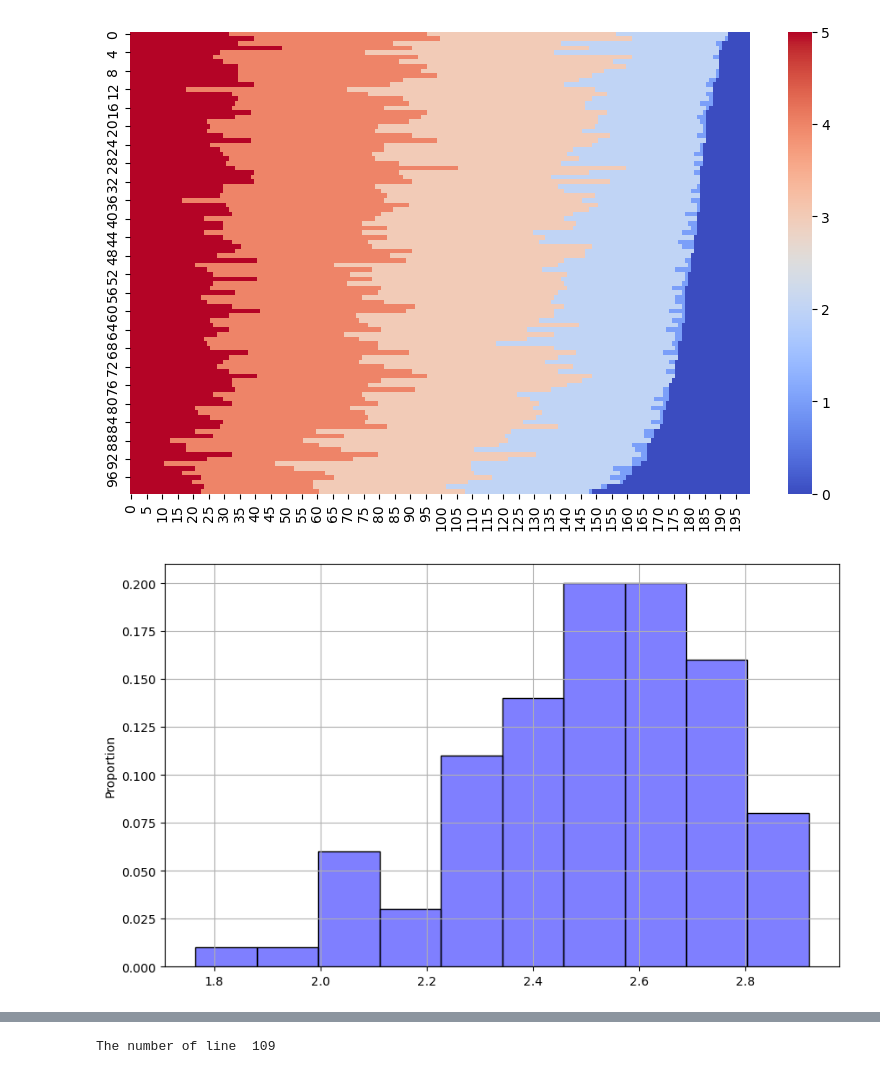
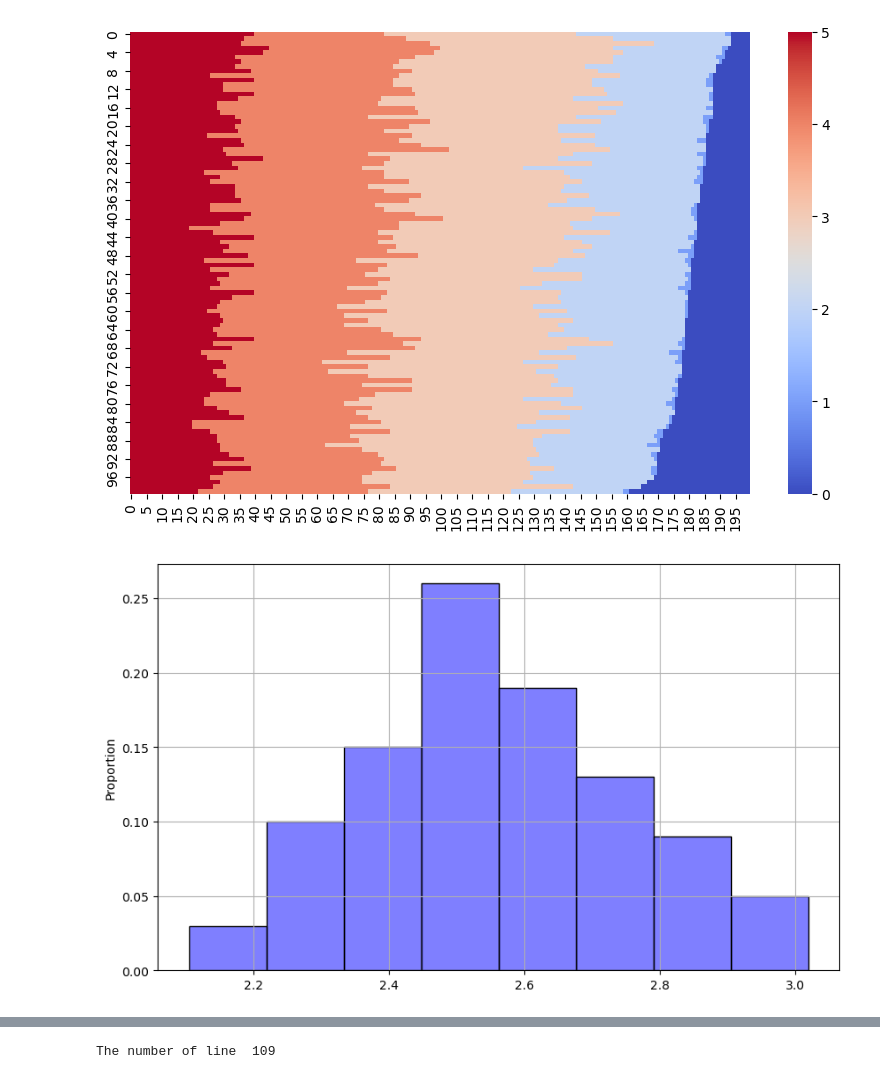
Before and after one commit to nassh92/multi_flow_decomp, a Jupyter notebook: notebooks_tests_visu_results/test_notebook_instances.ipynb, the cells around one changed output, grey strips where cells are left out. Cells and saved outputs as stored; diff of their text form; code cells hidden in the pictures.

```diff
--- a/notebooks_tests_visu_results/test_notebook_instances.ipynb
+++ b/notebooks_tests_visu_results/test_notebook_instances.ipynb
@@ -16,7 +16,7 @@ from utils.general_eval_msmd_metrics import instance_flow_proportion_shortest_pa
 from utils.graph_utils import out_degree, in_degree, get_arcs, get_nodes, get_neighbours, get_nb_nodes
 
 nb_pairs = 20
-dir_path_data = "data/simulated_data/complete_instances/node_pairs/small_world_like/nb_nodes=200_nb_pairs=20_nb_neighbours=4.npy"
+dir_path_data = "data/simulated_data/complete_instances/node_pairs/small_world_like/capacity_factor=14/nb_nodes=200_nb_pairs=20_nb_neighbours=4.npy"
 #dir_path_data = "data/simulated_data/complete_instances/node_pairs/data_instances_55_20.npy"
 #dir_path_data = "data/simulated_data/complete_instances/node_pairs/data_instances_small_world_150_neigh_dist_capacity_factor=15_basecapacity=50_time=4_200_20.npy"
 dict_instances = np.load(dir_path_data,
@@ -301,2 +301,2 @@ Heights histogram flow passing through arcs {num_bin:val,...}
-[figure, old version]
+[figure, new version]
-[figure, old version]
+[figure, new version]
```
Also changed, not shown: parts of 1 cell of this notebook, 11 other files.
